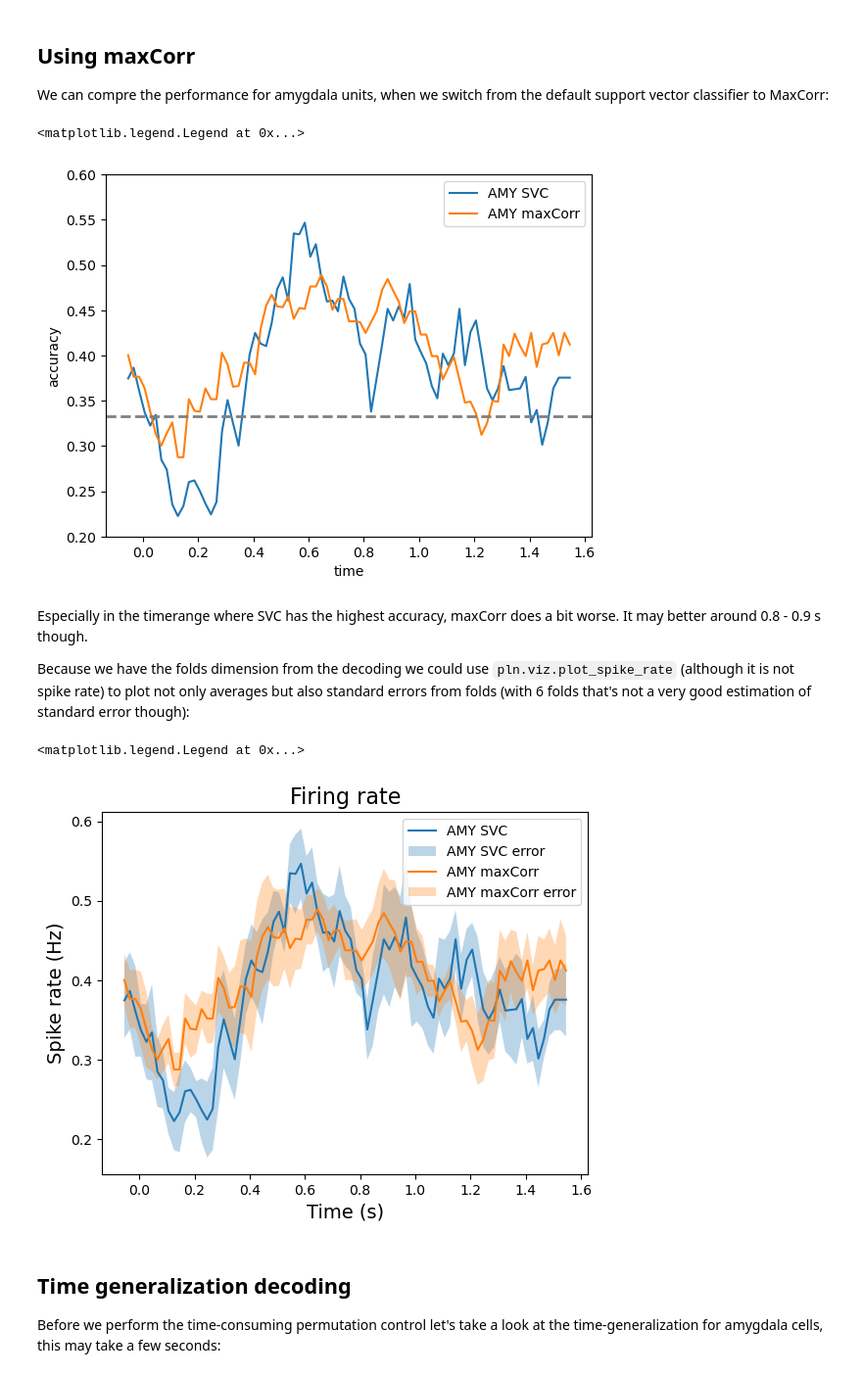
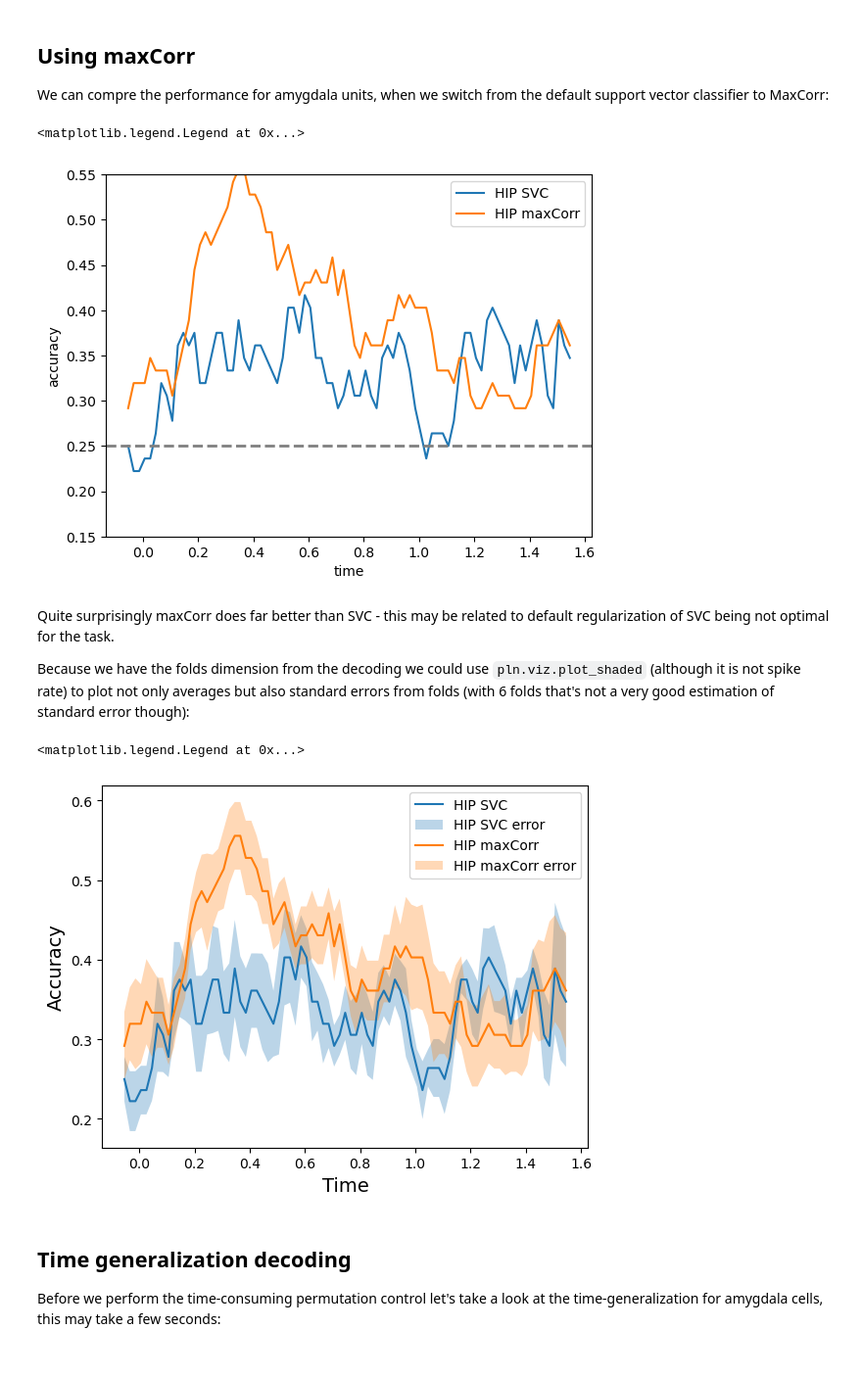
Before and after one commit to labianca/pylabianca, a Jupyter notebook: doc/decoding_example.ipynb, the cells around one changed output. Shown at 98% size. Drawn from its saved outputs; the diff is of its cells as text; code cells hidden in the pictures.

```diff
--- a/doc/decoding_example.ipynb
+++ b/doc/decoding_example.ipynb
@@ -19,32 +17,34 @@ import pylabianca as pln
 ## Read and epoch data
 We first do some of the steps discussed in `intro_overview.ipynb` tutorial. Take a look there for explanation of the code below if you don't find it sufficiently clear:
 # %%
-data_dir = r'C:\Users\Ola Kołodziej\Dropbox\Sarenka\PROJECTS\pylabianca\labianca_data\sub-U10_task-superdual'
-spike_data_dir = op.join(data_dir, r'osorted\mixed\5')
+data_dir = r'C:\Users\Ola Kołodziej\Dropbox\Sarenka\PROJECTS\pylabianca\labianca_data\sub-U04_task-switchorder'
+spike_data_dir = op.join(data_dir, 'sub-U04_ses-main_task-switchorder_run-01_sorter-osort_norm-False')
 
-spk = pln.io.read_osort(spike_data_dir, waveform=True, format='standard')
+spk = pln.io.read_osort(spike_data_dir, waveform=False, format='mm')
 events = pln.io.read_events_neuralynx(data_dir, format='mne')
 
 # removing units
-min_spikes = 250
-sel = spk.n_spikes() >= min_spikes
+units_to_drop = pln.utils.read_drop_info(spike_data_dir + '_drop.txt')
+pln.utils.drop_cells_by_channel_and_cluster_id(spk, units_to_drop)
+
+sel = spk.n_spikes() >= 250
 spk.pick_cells(sel)
 
 # epoching
-event_id = [110, 111, 112]
-last_part_start = np.where(events[:, -1] == 152)[0][-1]
-use_events = events[:last_part_start]
-spk_epochs = spk.epoch(use_events, event_id, tmin=-0.5, tmax=2.)
+event_id = [10, 11, 12, 13]
+main_start = np.where(events[:, -1] == 152)[0][0]
+events_main = events[main_start:]
+spk_epochs = spk.epoch(events_main, event_id, tmin=-0.5, tmax=2.)
 
 # adding metadata
-is_img = np.in1d(use_events[:, -1], event_id)
-image_id = use_events[is_img, -1] - 110
+is_img = np.in1d(events_main[:, -1], event_id)
+image_id = events_main[is_img, -1] - 10
 spk_epochs.metadata = pd.DataFrame({'image': image_id})
 # %% [markdown]
 ## Add brain region information
 We also add information about brain region that given unit was recorded from:
 # %%
-channel_info = pd.read_excel(op.join(data_dir, 'sub-U10_channels.xlsx'))
+channel_info = pd.read_excel(op.join(data_dir, 'sub-U04_channels.xlsx'))
 pln.io.add_region_from_channel_ranges(
     spk_epochs, channel_info, source_column='area',
     target_column='region', channel_column='channel'
@@ -141,28 +141,28 @@ We see that can decode image information both from hippocampus and amygdala unit
 We can compre the performance for amygdala units, when we switch from the default support vector classifier to MaxCorr:
 # %%
 mx_corr = pln.decoding.maxCorrClassifier()
-scores2_mxc = pln.decoding.run_decoding(
-    frate['AMY'], target='image', n_jobs=4, decim=10, clf=mx_corr)
+scores_mxc = pln.decoding.run_decoding(
+    frate['HIP'], target='image', n_jobs=4, decim=10, clf=mx_corr)
 # %%
-ax = score2.mean(dim='fold').plot(label='AMY SVC')[0].axes
-scores2_mxc.mean(dim='fold').plot(label='AMY maxCorr')
+ax = score.mean(dim='fold').plot(label='HIP SVC')[0].axes
+scores_mxc.mean(dim='fold').plot(label='HIP maxCorr')
 
 format_axis(ax)
 plt.legend()
 # %% [output]
 <matplotlib.legend.Legend at 0x...>
-[figure, old version]
+[figure, new version]
 # %% [markdown]
-Especially in the timerange where SVC has the highest accuracy, maxCorr does a bit worse. It may better around 0.8 - 0.9 s though.
+Quite surprisingly maxCorr does far better than SVC - this may be related to default regularization of SVC being not optimal for the task.
 
-Because we have the folds dimension from the decoding we could use `pln.viz.plot_spike_rate` (although it is not spike rate) to plot not only averages but also standard errors from folds (with 6 folds that's not a very good estimation of standard error though):
+Because we have the folds dimension from the decoding we could use `pln.viz.plot_shaded` (although it is not spike rate) to plot not only averages but also standard errors from folds (with 6 folds that's not a very good estimation of standard error though):
 # %%
-ax = pln.viz.plot_spike_rate(score2, reduce_dim='fold')
-pln.viz.plot_spike_rate(scores2_mxc, reduce_dim='fold', ax=ax)
-ax.legend(['AMY SVC', 'AMY SVC error', 'AMY maxCorr', 'AMY maxCorr error'])
+ax = pln.viz.plot_shaded(score, reduce_dim='fold')
+pln.viz.plot_shaded(scores_mxc, reduce_dim='fold', ax=ax)
+ax.legend(['HIP SVC', 'HIP SVC error', 'HIP maxCorr', 'HIP maxCorr error'])
 # %% [output]
 <matplotlib.legend.Legend at 0x...>
-[figure, old version]
+[figure, new version]
 # %% [markdown]
 ## Time generalization decoding
 Before we perform the time-consuming permutation control let's take a look at the time-generalization for amygdala cells, this may take a few seconds:
```
Also changed, not shown: parts of 10 cells of this notebook, 1 other file.
